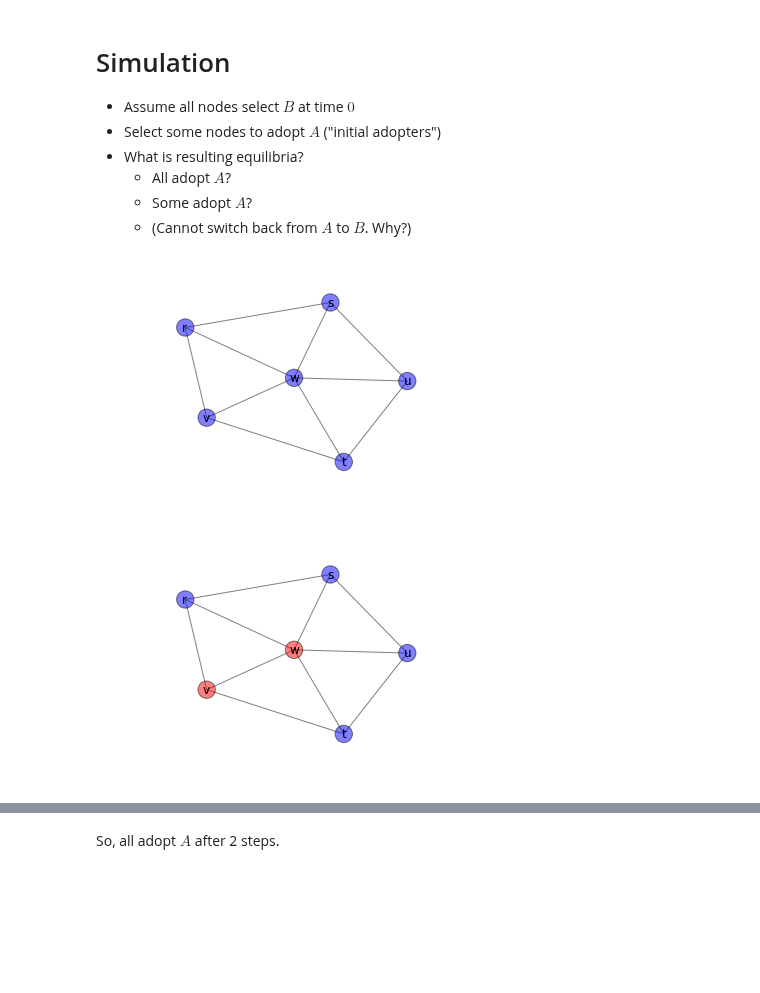
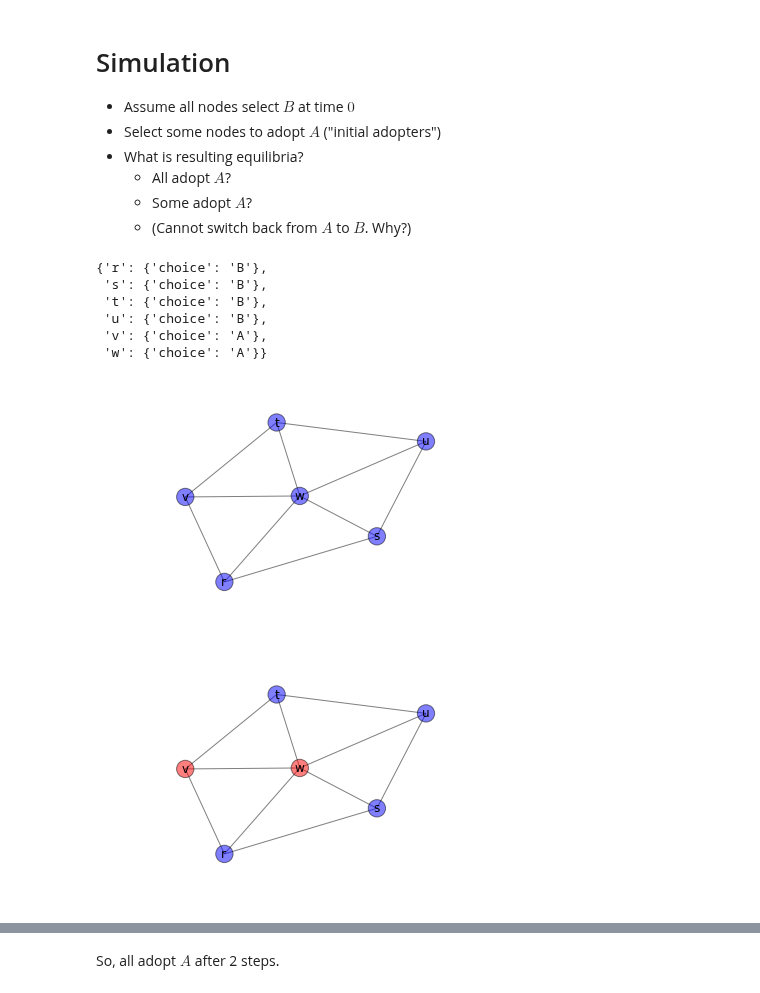
Before and after one commit to iit-cs579/main, a Jupyter notebook: lec/l09/l09.ipynb, the cells around one changed output, grey strips where cells are left out. Drawn from its saved outputs; the diff is of its cells as text; code cells hidden in the pictures; blank space fills up the shorter version.

```diff
--- a/lec/l09/l09.ipynb
+++ b/lec/l09/l09.ipynb
@@ -131,29 +112,39 @@ graph.add_edges_from([('v', 'w'), ('v', 'r'), ('v', 't'),
                       ('w', 't'), ('r', 's'), ('t', 'u'), ('s', 'u')])
 # Initialize every node to choice 'B'
 nx.set_node_attributes(graph, 'choice', 'B')
+# %%
+graph.node
+# %% [output]
+{'r': {'choice': 'B'},
+ 's': {'choice': 'B'},
+ 't': {'choice': 'B'},
+ 'u': {'choice': 'B'},
+ 'v': {'choice': 'A'},
+ 'w': {'choice': 'A'}}
 # %%
 import matplotlib.pyplot as plt
+%matplotlib inline
 
 layout = nx.spring_layout(graph)
 def draw_graph(graph):
     plt.figure()
     nodes = graph.nodes()
-    colors = ['r' if graph.node[n]['choice'] == 'A' else 'b' for n in graph]
-    # plt.figure(figsize=(,10))
+    colors = ['r' if graph.node[n]['choice'] == 'A' else 'b'
+              for n in graph]
     plt.axis('off')
     nx.draw_networkx(graph, nodelist=nodes, with_labels=True,
                      width=1, node_color=colors,alpha=.5,
                      pos=layout)
 draw_graph(graph)
 # %% [output]
-[figure, old version]
+[figure, new version]
 # %%
 # Make v, w "early adopters"
 graph.node['w']['choice'] = 'A'
 graph.node['v']['choice'] = 'A'
 draw_graph(graph)
 # %% [output]
-[figure, old version]
+[figure, new version]
 # %%
 def simulate(graph, a, b, verbose=False):
     """ For each node, set new choice based on payoffs a/b and
```
Also changed, not shown: parts of 19 cells of this notebook, 1 other file.
